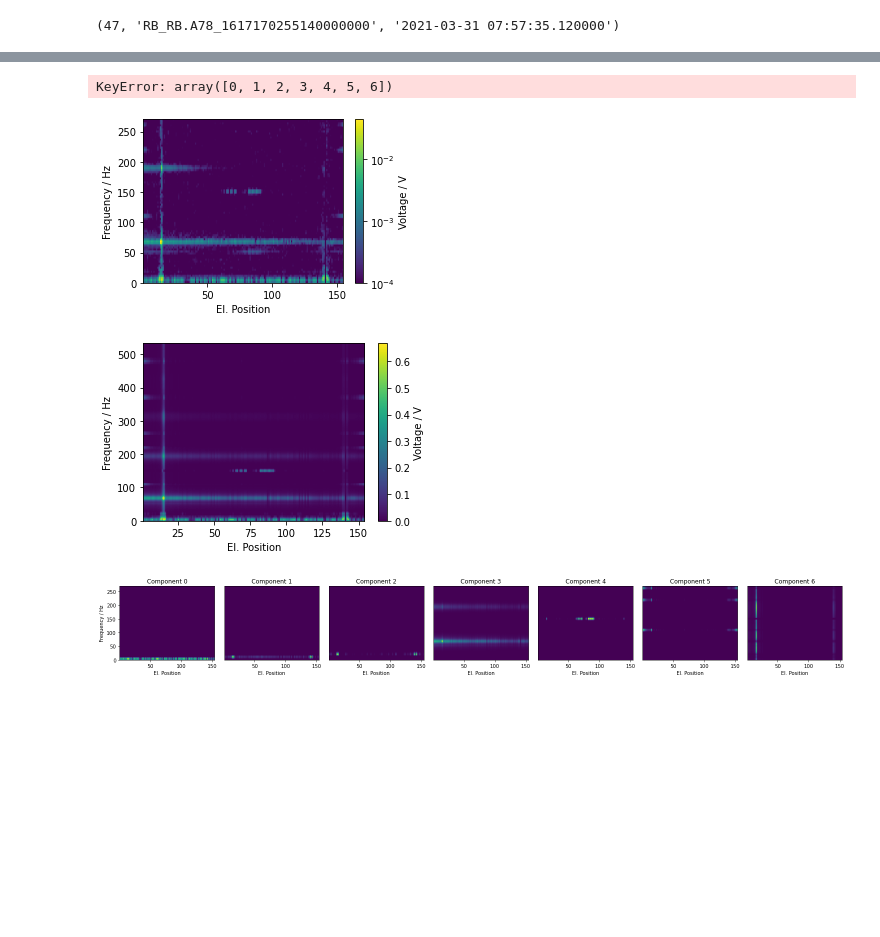
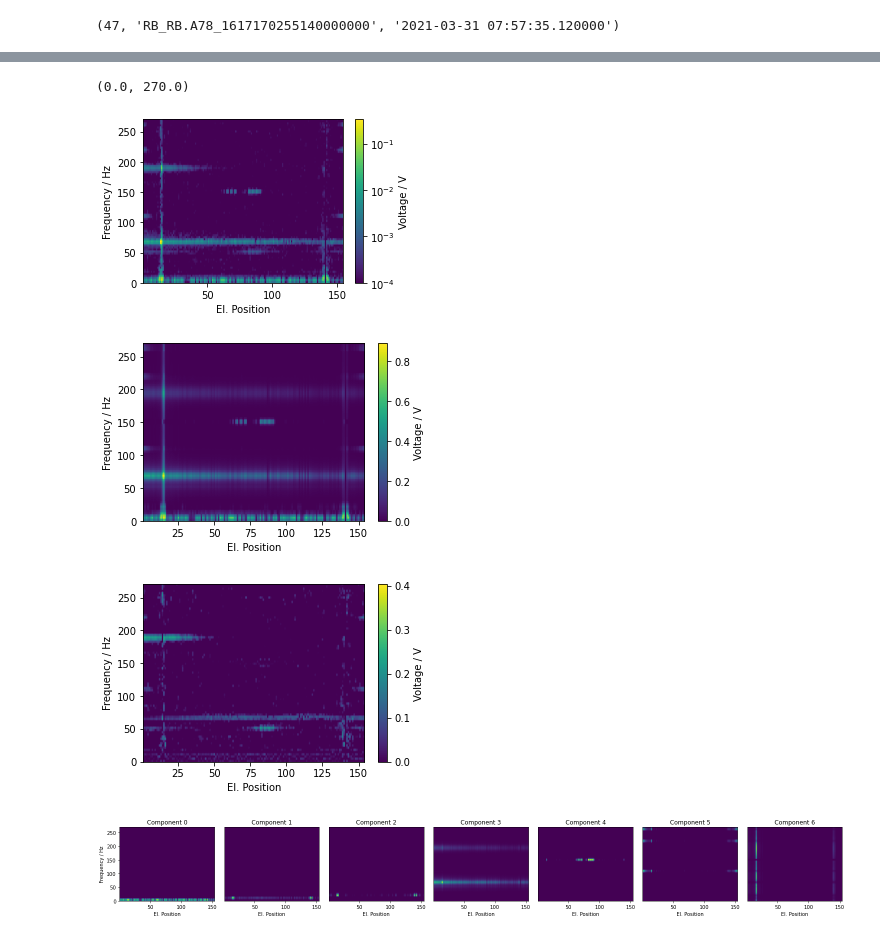
Before and after one commit to cobermai/lhc_anomaly_detection, a Jupyter notebook: notebooks/RB_FPA_FFT_NMF.ipynb, the cells around one changed output, grey strips where cells are left out. Cells and saved outputs as stored; diff of their text form; code cells hidden in the pictures; blank space fills up the shorter version.

```diff
--- a/notebooks/RB_FPA_FFT_NMF.ipynb
+++ b/notebooks/RB_FPA_FFT_NMF.ipynb
@@ -143,14 +143,14 @@ dataset = dataset_creator.load_dataset(fpa_identifiers=all_fpa_identifiers,
 dataset_detrend = dataset_creator.detrend_dim(dataset)
 
 # calculate fft
-f_window = np.hamming
+f_window = np.hanning
 f_lim = (0, 534)
 dataarray_fft = get_fft_of_DataArray(data=dataset_detrend.data, f_window=f_window, f_lim=f_lim)
 dataarray_fft_amplitude = scale_fft_amplitude(data=dataarray_fft, f_window=f_window)
 dataarray_fft_amplitude = dataarray_fft_amplitude[:, :, dataarray_fft_amplitude.frequency < f_lim[1]]
 # %%
 lower_bound = 1e-4
-upper_bound = 1
+upper_bound = 1e-1
 data_scaled = np.array([dataset_creator.log_scale_data(x, vmin=lower_bound, vmax=upper_bound)
                         for x in dataarray_fft_amplitude.data])
 
@@ -193,19 +188,0 @@ array(['3Hz', '6Hz', '143Hz', '20Hz', '65Hz', 'Noise', '478Hz'],
-# %%
-component_names = ['3Hz', '6Hz',  '20Hz', '65Hz','143Hz', '478Hz', 'Noise']
-n_components = len(component_names)
-
-default_colors = plt.rcParams['axes.prop_cycle'].by_key()['color']
-fig, ax = plt.subplots(n_components, 1, figsize=(4, 2*n_components))
-for i, c in enumerate(component_names):
-    df_components[c].plot(ax=ax[i], label=f'Component {i}', c=default_colors[i], style ='-o')
-    #df_components[df_components[c]>0.1][c].plot(style='o', ax=ax[i], label=f'Component {i}', c=default_colors[i])
-
-    ax[i].legend()
-    ax[i].set_ylim((-0.1,1.1))
-    ax[i].set_ylabel('Component Values')
-    #if i == n_components-1:
-    ax[i].set_xlabel('Frequency / Hz')
-    #else:
-        #ax[i].set_xticks([])
-    ax[i].set_xlim((0,100))
-plt.tight_layout()
@@ -219,7 +213,7 @@ hyperparameter = {
     "init": "nndsvd",
     "tol": 1e-5,
     "max_iter": 200,
-    "l1_ratio": 0.5,
+    "l1_ratio": 0,
     "alpha": 0,
     "shuffle": "False",
     "ortho_reg": 0
@@ -328,42 +264,51 @@ plot_nmf_event_composition(data_processed, W_1EE_processed, H_1EE_processed, com
-# %%
-df = pd.DataFrame(W_1EE_processed)
-df.sort_values(by=df.columns.values, axis=0, ascending=False)
-# %% [output]
-KeyError: array([0, 1, 2, 3, 4, 5, 6])
 # %%
 event_idex =47
 
 fig, ax = plt.subplots(figsize = (4.5, 3))
 
 im = plot_position_frequency_map(ax, data_processed[event_idex * 154:event_idex * 154 + 154], dataarray_fft_amplitude.frequency, norm=None, vmin=None, vmax=None)
 ax.set_ylabel('Frequency / Hz')
 ax.set_xlabel('El. Position')
 cbar = fig.colorbar(im, ax=ax)
 cbar.set_label('Voltage / V')
 
 
 vmax = 1
 vmin = 1e-4
 vdiff = np.log10(vmax) - np.log10(vmin)
 n_ticks = int(vdiff) + 1
 cbar.set_ticks(np.linspace(0, 1, n_ticks))
 cbar.set_ticklabels([f"$10^{{{int(np.log10(vmin)) + a}}}$" for a in range(n_ticks)])
 plt.tight_layout()
 plt.ylim((0, 270))
 plt.savefig('t.svg')
 
 event_idex =47
 fig, ax = plt.subplots(figsize = (4.5, 3))
-im = plot_position_frequency_map(ax, W[event_idex * 154:event_idex * 154 + 154] @ H, dataarray_fft_amplitude.frequency, norm=None, vmin=None, vmax=None)
+im = plot_position_frequency_map(ax, W_1EE[event_idex * 154:event_idex * 154 + 154] @ H_1EE, dataarray_fft_amplitude.frequency, norm=None, vmin=None, vmax=None)
 ax.set_ylabel('Frequency / Hz')
 ax.set_xlabel('El. Position')
 cbar = fig.colorbar(im, ax=ax)
 cbar.set_label('Voltage / V')
+plt.ylim((0, 270))
 #cbar.set_ticks(np.linspace(0, 1, n_ticks))
 #cbar.set_ticklabels([f"$10^{{{int(np.log10(vmin)) + a}}}$" for a in range(n_ticks)])
+
+event_idex =47
+fig, ax = plt.subplots(figsize = (4.5, 3))
+diff = data_processed[event_idex * 154:event_idex * 154 + 154] - W_1EE[event_idex * 154:event_idex * 154 + 154] @ H_1EE
+diff[diff<0] = 0
+im = plot_position_frequency_map(ax, diff, dataarray_fft_amplitude.frequency, norm=None, vmin=None, vmax=None)
+ax.set_ylabel('Frequency / Hz')
+ax.set_xlabel('El. Position')
+cbar = fig.colorbar(im, ax=ax)
+cbar.set_label('Voltage / V')
+plt.ylim((0, 270))
 # %% [output]
+(0.0, 270.0)
-[figure, old version]
+[figure, new version]
-[figure, old version]
+[figure, new version]
+[figure, added]
 # %%
 component_indexes_1EE = [0,1,3,4,2,6,5]
 W = W_1EE_processed
```
Also changed, not shown: parts of 14 cells of this notebook, 23 other files.
